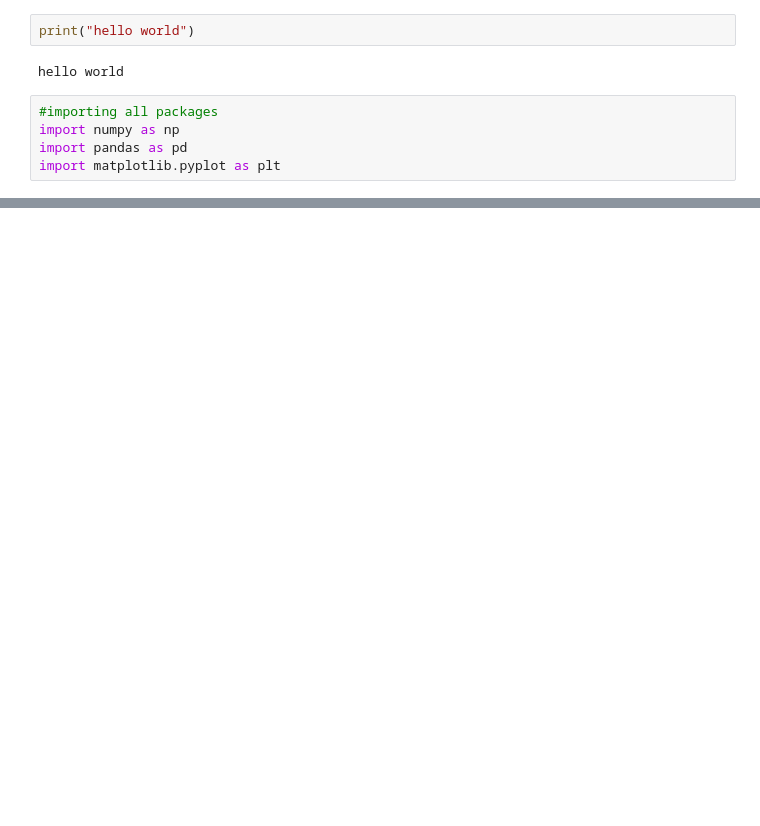
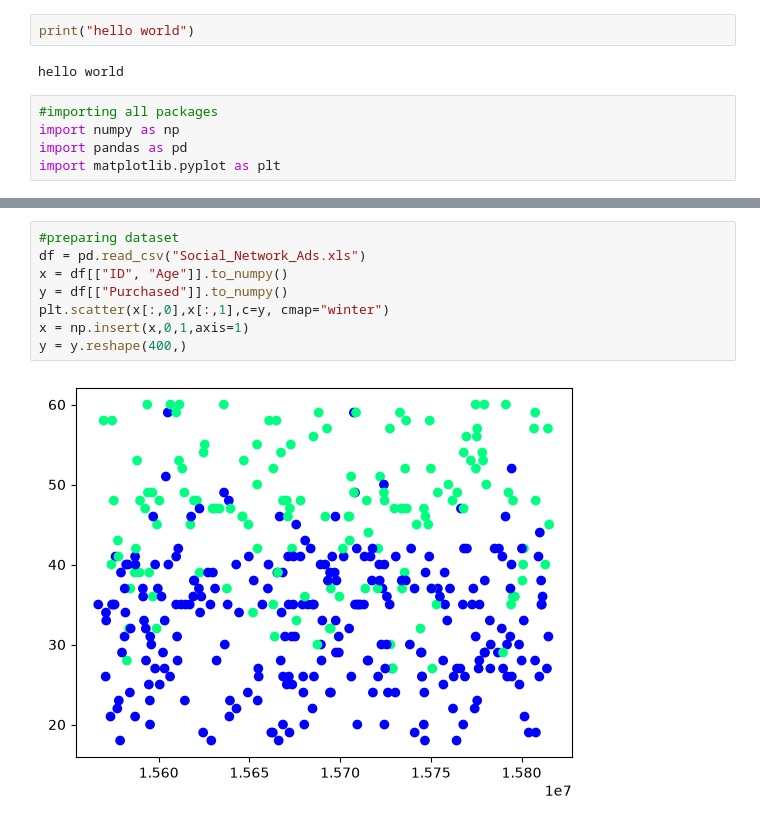
Before and after one commit to BHUSHAN7769/machine-learning, a Jupyter notebook: logisticregression/a.ipynb, the cells around one changed output, grey strips where cells are left out. Drawn from its saved outputs; the diff is of its cells as text; blank space fills up the shorter version.

```diff
--- a/logisticregression/a.ipynb
+++ b/logisticregression/a.ipynb
@@ -38,0 +10,10 @@ Name: Age, Length: 400, dtype: int64
+# %%
+#preparing dataset
+df = pd.read_csv("Social_Network_Ads.xls")
+x = df[["ID", "Age"]].to_numpy()
+y = df[["Purchased"]].to_numpy()
+plt.scatter(x[:,0],x[:,1],c=y, cmap="winter")
+x = np.insert(x,0,1,axis=1)
+y = y.reshape(400,)
+# %% [output]
+[figure, added]
```
Also changed, not shown: parts of 4 cells of this notebook, 3 other files.
